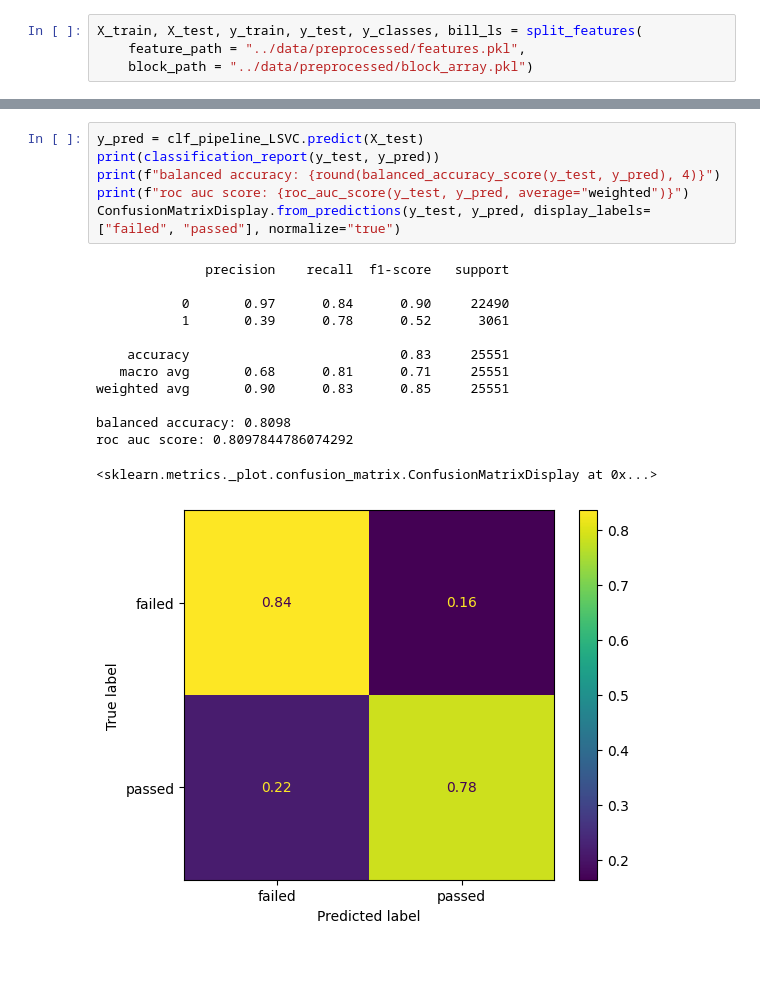
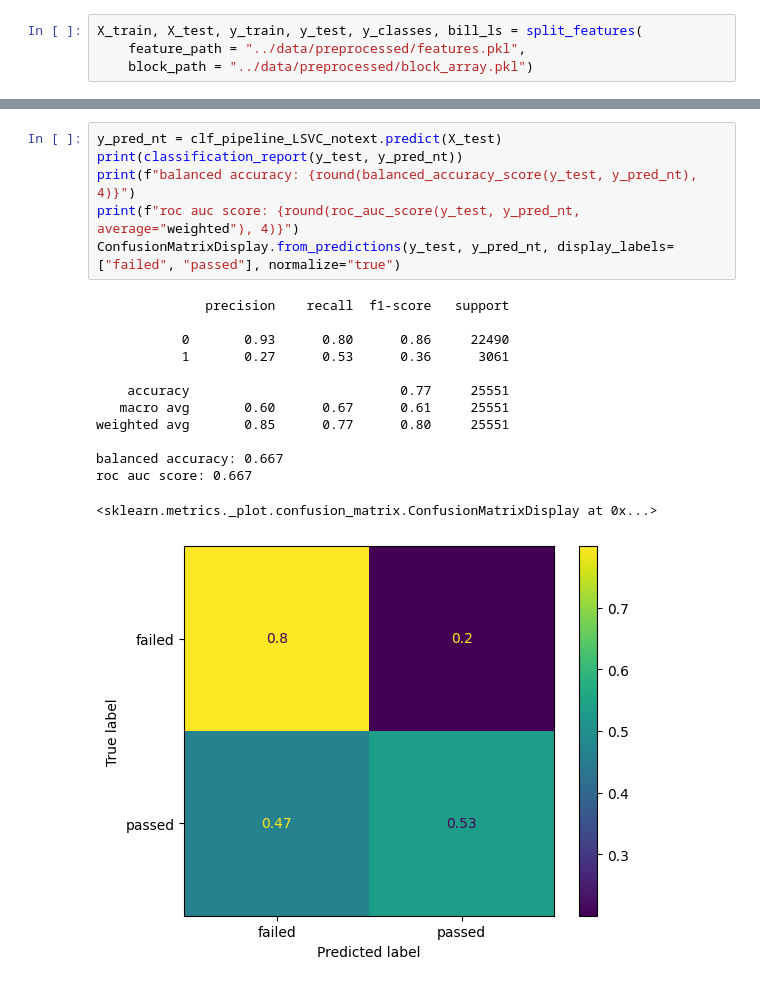
Before and after one commit to lrahbek/DPF_exam, a Jupyter notebook: src/feat_trans_test.ipynb, the cells around one changed output, grey strips where cells are left out. Drawn from its saved outputs; the diff is of its cells as text.

```diff
--- a/src/feat_trans_test.ipynb
+++ b/src/feat_trans_test.ipynb
@@ -50,21 +43,21 @@ Pipeline(steps=[('preprocessor',
 # %%
-y_pred = clf_pipeline_LSVC.predict(X_test)
-print(classification_report(y_test, y_pred))
-print(f"balanced accuracy: {round(balanced_accuracy_score(y_test, y_pred), 4)}")
-print(f"roc auc score: {roc_auc_score(y_test, y_pred, average="weighted")}")
-ConfusionMatrixDisplay.from_predictions(y_test, y_pred, display_labels=["failed", "passed"], normalize="true")
+y_pred_nt = clf_pipeline_LSVC_notext.predict(X_test)
+print(classification_report(y_test, y_pred_nt))
+print(f"balanced accuracy: {round(balanced_accuracy_score(y_test, y_pred_nt), 4)}")
+print(f"roc auc score: {round(roc_auc_score(y_test, y_pred_nt, average="weighted"), 4)}")
+ConfusionMatrixDisplay.from_predictions(y_test, y_pred_nt, display_labels=["failed", "passed"], normalize="true")
 # %% [output]
               precision    recall  f1-score   support
 
-           0       0.97      0.84      0.90     22490
-           1       0.39      0.78      0.52      3061
+           0       0.93      0.80      0.86     22490
+           1       0.27      0.53      0.36      3061
 
-    accuracy                           0.83     25551
-   macro avg       0.68      0.81      0.71     25551
-weighted avg       0.90      0.83      0.85     25551
+    accuracy                           0.77     25551
+   macro avg       0.60      0.67      0.61     25551
+weighted avg       0.85      0.77      0.80     25551
 
-balanced accuracy: 0.8098
-roc auc score: 0.8097844786074292
+balanced accuracy: 0.667
+roc auc score: 0.667
 <sklearn.metrics._plot.confusion_matrix.ConfusionMatrixDisplay at 0x...>
-[figure, old version]
+[figure, new version]
 # %%
```
Also changed, not shown: parts of 10 cells of this notebook, 15 other files.
